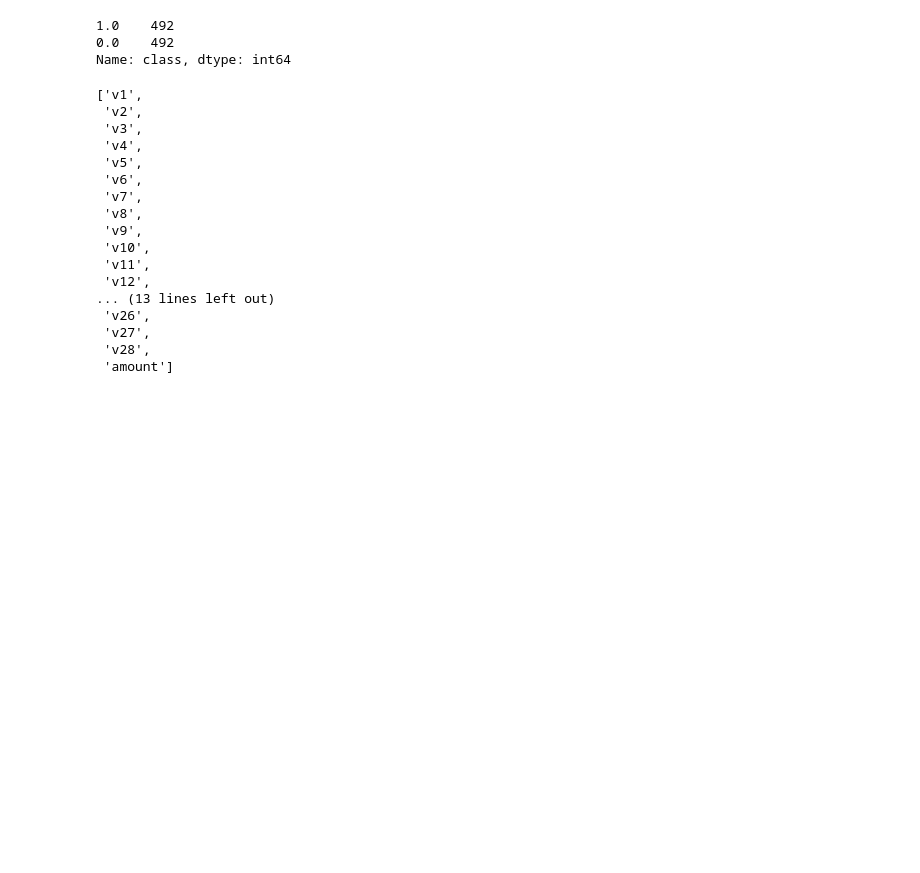
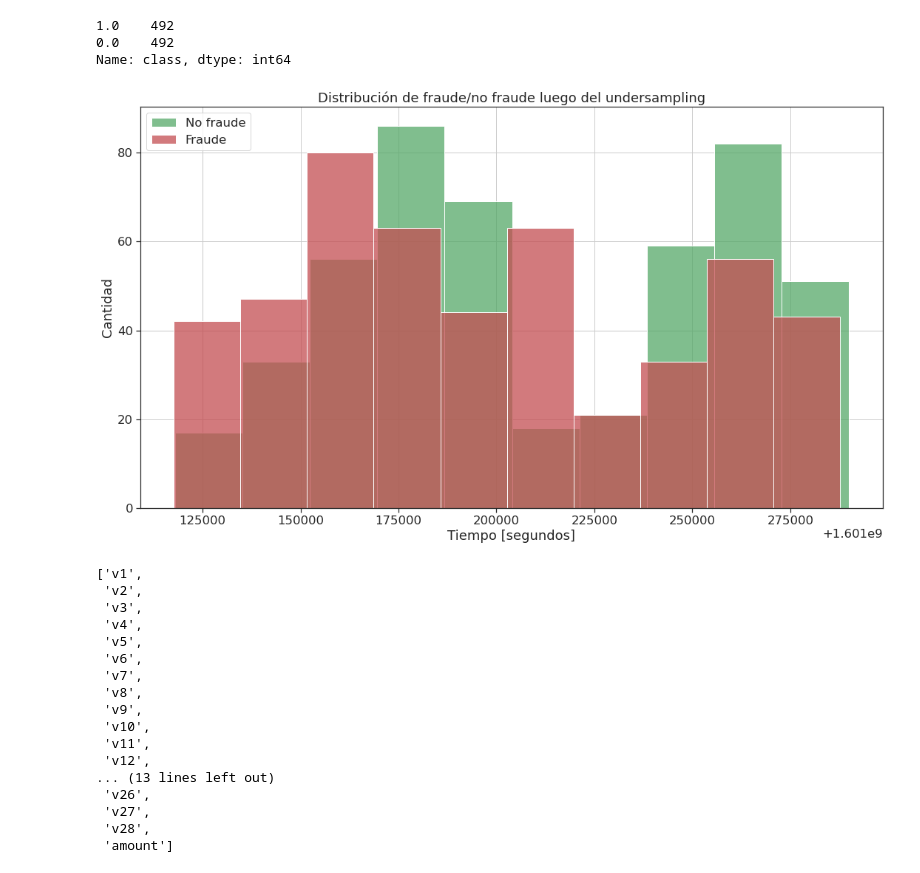
Before and after one commit to nhorro/ceai2020, a Jupyter notebook: machine_learning_1/trabajo_integrador/notebooks/02 - Model Development.ipynb, the cells around one changed output. Saved outputs shown, nothing was run; the diff lists cells and outputs as text; code cells hidden in the pictures; blank space fills up the shorter version.

```diff
--- a/machine_learning_1/trabajo_integrador/notebooks/02 - Model Development.ipynb
+++ b/machine_learning_1/trabajo_integrador/notebooks/02 - Model Development.ipynb
@@ -169,6 +198,11 @@ df_downsampled['class'].value_counts()
 1.0    492
 0.0    492
 Name: class, dtype: int64
+# %%
+plot_class_distribution_in_time(df_downsampled,title='Distribución de fraude/no fraude luego del undersampling',
+                                log=False)
+# %% [output]
+[figure, added]
 # %%
 from sklearn import metrics
 from sklearn.model_selection import train_test_split
```
Also changed, not shown: parts of 35 cells of this notebook, 5 other files.
